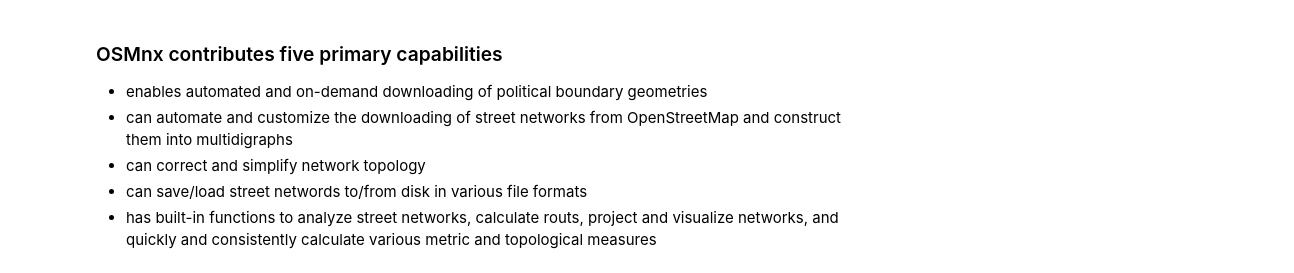
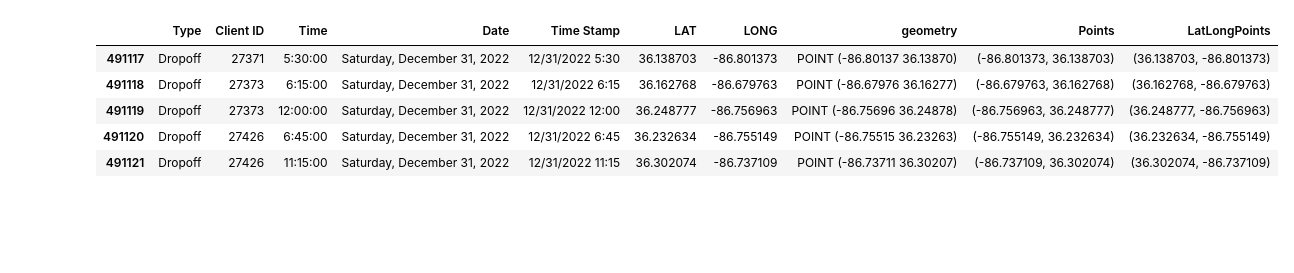
Before and after one commit to Greater-Nashville-Regional-Council/Regional-Planning, a Jupyter notebook: Coordinated Human Services Open Street Maps Analysis/notebooks/Access Ride Points.ipynb, the cells around one changed output. Cells and saved outputs as stored; diff of their text form; code cells hidden in the pictures; blank space fills up the shorter version.

```diff
--- a/Coordinated Human Services Open Street Maps Analysis/notebooks/Access Ride Points.ipynb
+++ b/Coordinated Human Services Open Street Maps Analysis/notebooks/Access Ride Points.ipynb
@@ -52,7 +35,14 @@ G
-# %% [markdown]
-### OSMnx contributes five primary capabilities
-+ enables automated and on-demand downloading of political boundary geometries
-+ can automate and customize the downloading of street networks from OpenStreetMap and construct them into multidigraphs
-+ can correct and simplify network topology
-+ can save/load street networds to/from disk in various file formats
-+ has built-in functions to analyze street networks, calculate routs, project and visualize networks, and quickly and consistently calculate various metric and topological measures
+# %%
+gdf = gpd.GeoDataFrame(rides, geometry=gpd.points_from_xy(rides.LONG, rides.LAT), crs = 'NAD83')
+# %%
+gdf['LAT'] = gdf['LAT'].astype(str)
+gdf['LONG'] = gdf['LONG'].astype(str)
+# %%
+gdf.tail()
+# %% [output]
+|  | Type | Client ID | Time | Date | Time Stamp | LAT | LONG | geometry | Points | LatLongPoints |
+| 491117 | Dropoff | 27371 | 5:30:00 | Saturday, December 31, 2022 | 12/31/2022 5:30 | 36.138703 | -86.801373 | POINT (-86.80137 36.13870) | (-86.801373, 36.138703) | (36.138703, -86.801373) |
+| 491118 | Dropoff | 27373 | 6:15:00 | Saturday, December 31, 2022 | 12/31/2022 6:15 | 36.162768 | -86.679763 | POINT (-86.67976 36.16277) | (-86.679763, 36.162768) | (36.162768, -86.679763) |
+| 491119 | Dropoff | 27373 | 12:00:00 | Saturday, December 31, 2022 | 12/31/2022 12:00 | 36.248777 | -86.756963 | POINT (-86.75696 36.24878) | (-86.756963, 36.248777) | (36.248777, -86.756963) |
+| 491120 | Dropoff | 27426 | 6:45:00 | Saturday, December 31, 2022 | 12/31/2022 6:45 | 36.232634 | -86.755149 | POINT (-86.75515 36.23263) | (-86.755149, 36.232634) | (36.232634, -86.755149) |
+| 491121 | Dropoff | 27426 | 11:15:00 | Saturday, December 31, 2022 | 12/31/2022 11:15 | 36.302074 | -86.737109 | POINT (-86.73711 36.30207) | (-86.737109, 36.302074) | (36.302074, -86.737109) |
```
Also changed, not shown: parts of 27 cells of this notebook, 3 other files.
